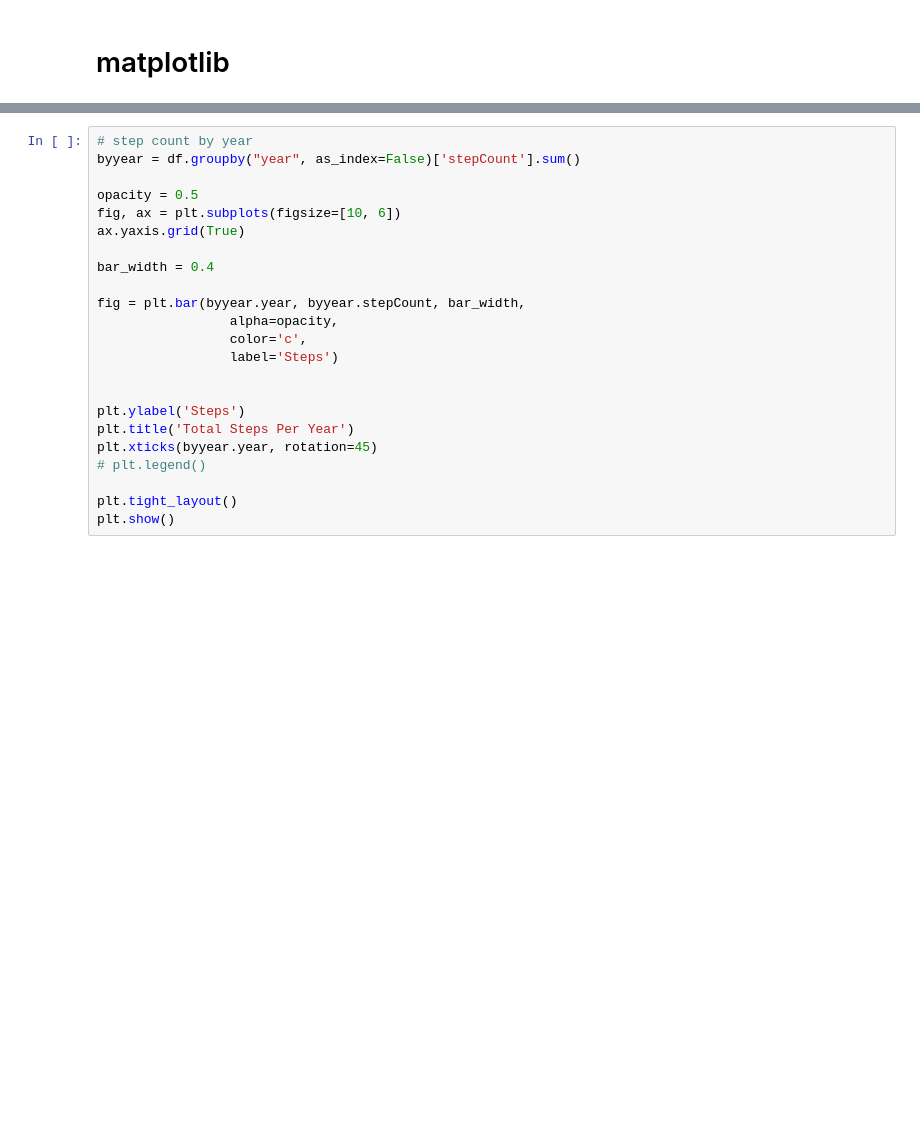
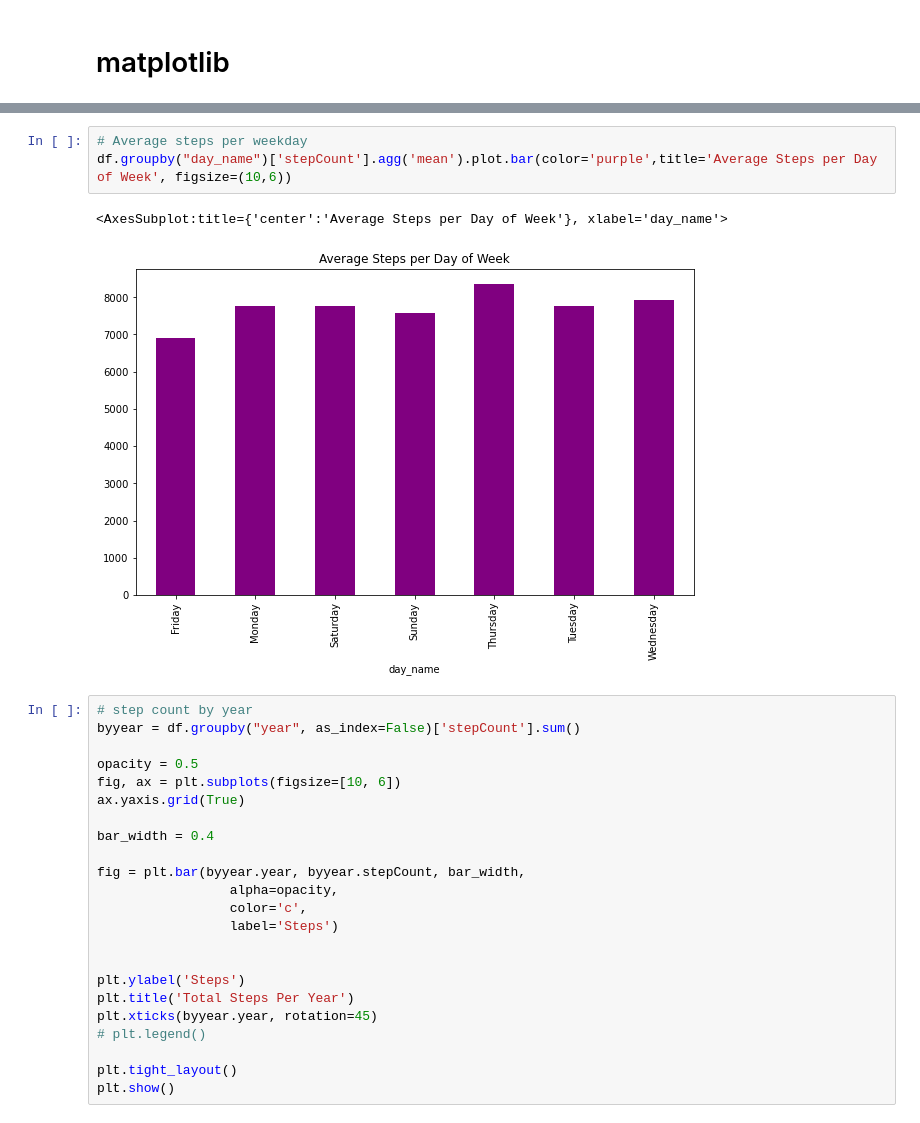
Before and after one commit to rebecca-weiss/HealthApp, a Jupyter notebook: steps_viz.ipynb, the cells around one changed output, grey strips where cells are left out. Drawn from its saved outputs; the diff is of its cells as text; blank space fills up the shorter version.

```diff
--- a/steps_viz.ipynb
+++ b/steps_viz.ipynb
@@ -161,3 +132,9 @@ df.plot(x='creationDate', y='RollingMeanSteps', title= 'Daily step counts rollin
+# %%
+# Average steps per weekday
+df.groupby("day_name")['stepCount'].agg('mean').plot.bar(color='purple',title='Average Steps per Day of Week', figsize=(10,6))
+# %% [output]
+<AxesSubplot:title={'center':'Average Steps per Day of Week'}, xlabel='day_name'>
+[figure, added]
 # %%
 # step count by year
 byyear = df.groupby("year", as_index=False)['stepCount'].sum()
```
Also changed, not shown: parts of 12 cells of this notebook.
